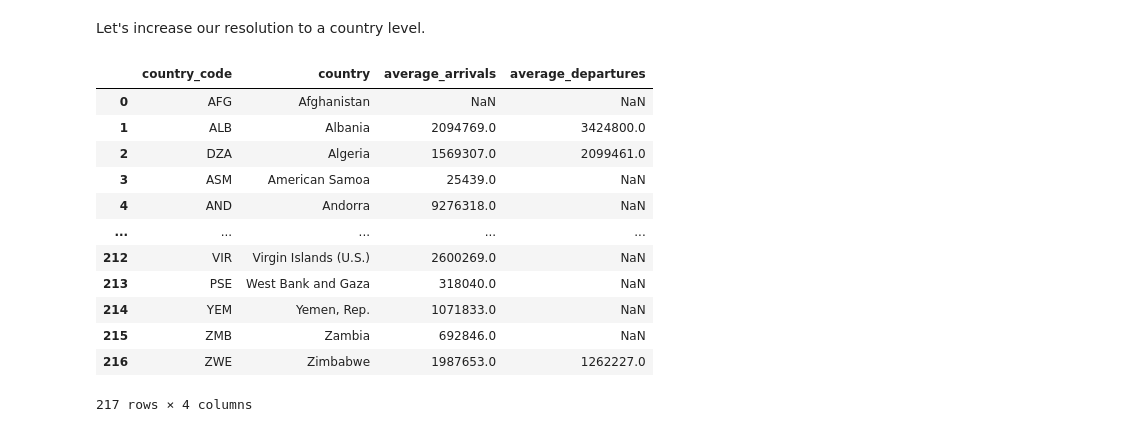
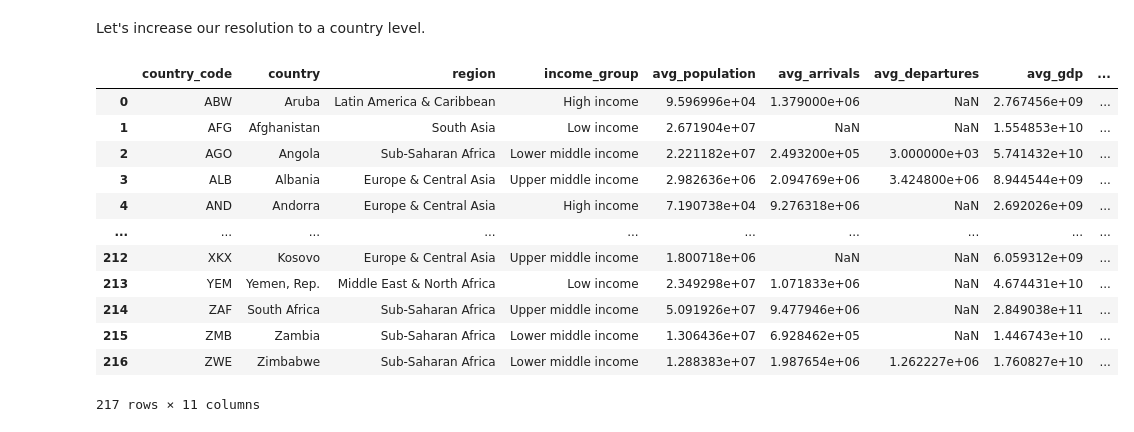
Before and after one commit to wlharr04/tourism-analysis, a Jupyter notebook: analysis.ipynb, the cells around one changed output. Cells and saved outputs as stored; diff of their text form; code cells hidden in the pictures.

```diff
--- a/analysis.ipynb
+++ b/analysis.ipynb
@@ -57,37 +104,3 @@ plt.show()
 Based on the above graph, we can surmise that the trend identified with the average annual arrivals by region holds true here as well. One notable difference is that there are hardly any residents of Sub-Saharan Africa that travel abroad.
 # %% [markdown]
 Let's increase our resolution to a country level.
-# %%
-query = '''
-    SELECT
-        a.country_code AS 'country_code',
-        c.country AS 'country',
-        FLOOR(AVG(a.arrivals)) AS 'average_arrivals',
-        FLOOR(AVG(d.departures)) AS 'average_departures'
-    FROM arrivals a
-    JOIN country c ON c.country_code = a.country_code
-    JOIN departures d ON d.country_code = a.country_code
-    WHERE 'average_arrivals' IS NOT NULL
-    AND 'average_departures' IS NOT NULL
-    GROUP BY country;
-    '''
-
-df_countries = pd.read_sql(query, connection)
-
-#df_countries = df_countries.astype({'average_arrivals': 'int', 'average_departures': 'int'})
-
-df_countries
-# %% [output]
-|  | country_code | country | average_arrivals | average_departures |
-| 0 | AFG | Afghanistan | NaN | NaN |
-| 1 | ALB | Albania | 2094769.0 | 3424800.0 |
-| 2 | DZA | Algeria | 1569307.0 | 2099461.0 |
-| 3 | ASM | American Samoa | 25439.0 | NaN |
-| 4 | AND | Andorra | 9276318.0 | NaN |
-| ... | ... | ... | ... | ... |
-| 212 | VIR | Virgin Islands (U.S.) | 2600269.0 | NaN |
-| 213 | PSE | West Bank and Gaza | 318040.0 | NaN |
-| 214 | YEM | Yemen, Rep. | 1071833.0 | NaN |
-| 215 | ZMB | Zambia | 692846.0 | NaN |
-| 216 | ZWE | Zimbabwe | 1987653.0 | 1262227.0 |
-217 rows × 4 columns
@@ -96,0 +107,42 @@ fig.show()
+# %%
+query = '''
+    SELECT
+        a.country_code AS 'country_code',
+        c.country AS 'country',
+        c.region AS 'region',
+        c.income_group AS 'income_group',
+        AVG(p.population) AS 'avg_population',
+        AVG(a.arrivals) AS 'avg_arrivals',
+        AVG(d.departures) AS 'avg_departures',
+        AVG(gdp.gdp) AS 'avg_gdp',
+        AVG(gpc.gdp_per_capita) AS 'avg_gdp_per_capita',
+        AVG(i.income) AS 'avg_income',
+        AVG(r.receipts) AS 'avg_receipts'
+    FROM arrivals a
+    JOIN country c ON c.country_code = a.country_code
+    JOIN departures d ON d.country_code = a.country_code AND d.'year' = a.'year'
+    JOIN receipts r ON r.country_code = a.country_code AND r.'year' = a.'year'
+    JOIN gdp ON gdp.country_code = a.country_code AND gdp.'year' = a.'year'
+    JOIN gdp_per_capita gpc ON gpc.country_code = a.country_code AND gpc.'year' = a.'year'
+    JOIN income i ON i.country_code = a.country_code AND i.'year' = a.'year'
+    JOIN population p ON p.country_code = a.country_code AND p.'year' = a.'year'
+    GROUP BY a.country_code;
+    '''
+
+df_country_avgs = pd.read_sql(query, connection)
+
+df_country_avgs
+# %% [output]
+|  | country_code | country | region | income_group | avg_population | avg_arrivals | avg_departures | avg_gdp | ... |
+| 0 | ABW | Aruba | Latin America & Caribbean | High income | 9.596996e+04 | 1.379000e+06 | NaN | 2.767456e+09 | ... |
+| 1 | AFG | Afghanistan | South Asia | Low income | 2.671904e+07 | NaN | NaN | 1.554853e+10 | ... |
+| 2 | AGO | Angola | Sub-Saharan Africa | Lower middle income | 2.221182e+07 | 2.493200e+05 | 3.000000e+03 | 5.741432e+10 | ... |
+| 3 | ALB | Albania | Europe & Central Asia | Upper middle income | 2.982636e+06 | 2.094769e+06 | 3.424800e+06 | 8.944544e+09 | ... |
+| 4 | AND | Andorra | Europe & Central Asia | High income | 7.190738e+04 | 9.276318e+06 | NaN | 2.692026e+09 | ... |
+| ... | ... | ... | ... | ... | ... | ... | ... | ... | ... |
+| 212 | XKX | Kosovo | Europe & Central Asia | Upper middle income | 1.800718e+06 | NaN | NaN | 6.059312e+09 | ... |
+| 213 | YEM | Yemen, Rep. | Middle East & North Africa | Low income | 2.349298e+07 | 1.071833e+06 | NaN | 4.674431e+10 | ... |
+| 214 | ZAF | South Africa | Sub-Saharan Africa | Upper middle income | 5.091926e+07 | 9.477946e+06 | NaN | 2.849038e+11 | ... |
+| 215 | ZMB | Zambia | Sub-Saharan Africa | Lower middle income | 1.306436e+07 | 6.928462e+05 | NaN | 1.446743e+10 | ... |
+| 216 | ZWE | Zimbabwe | Sub-Saharan Africa | Lower middle income | 1.288383e+07 | 1.987654e+06 | 1.262227e+06 | 1.760827e+10 | ... |
+217 rows × 11 columns
```
Also changed, not shown: parts of 9 cells of this notebook, 4 other files.
